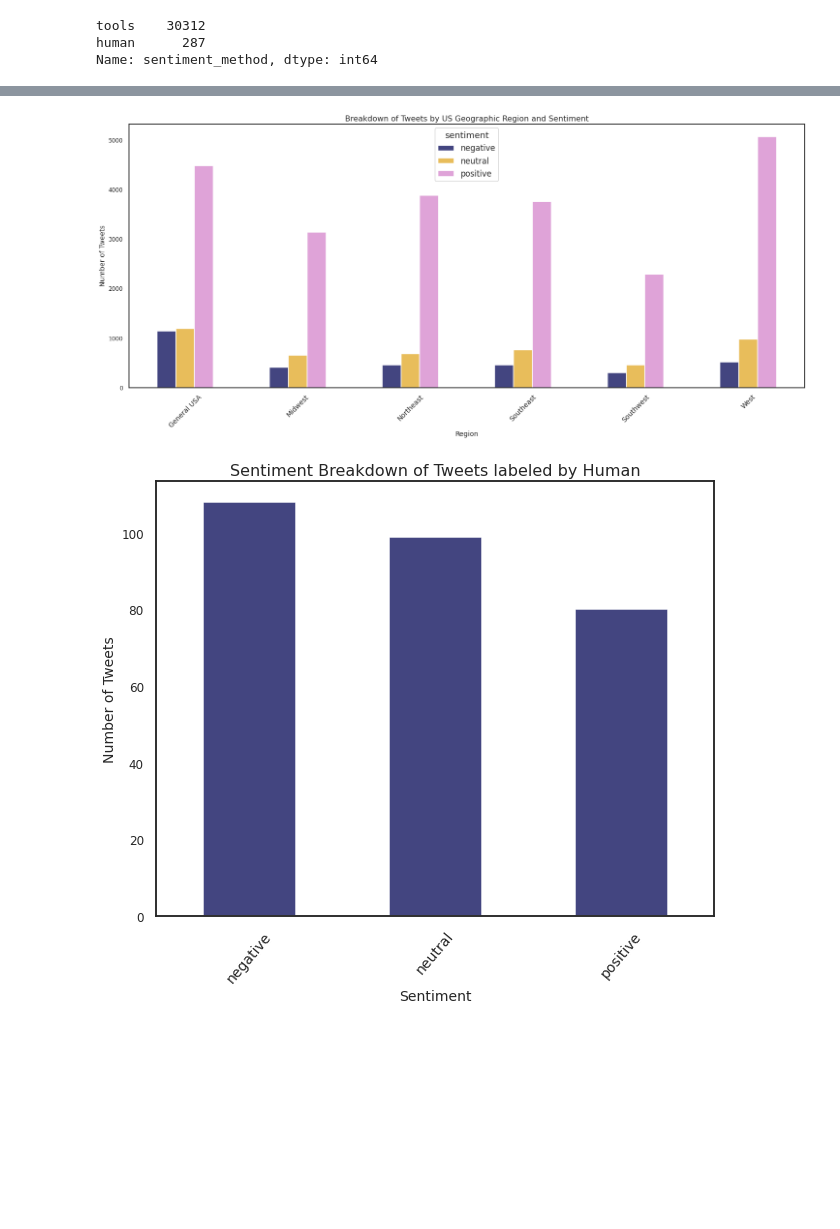
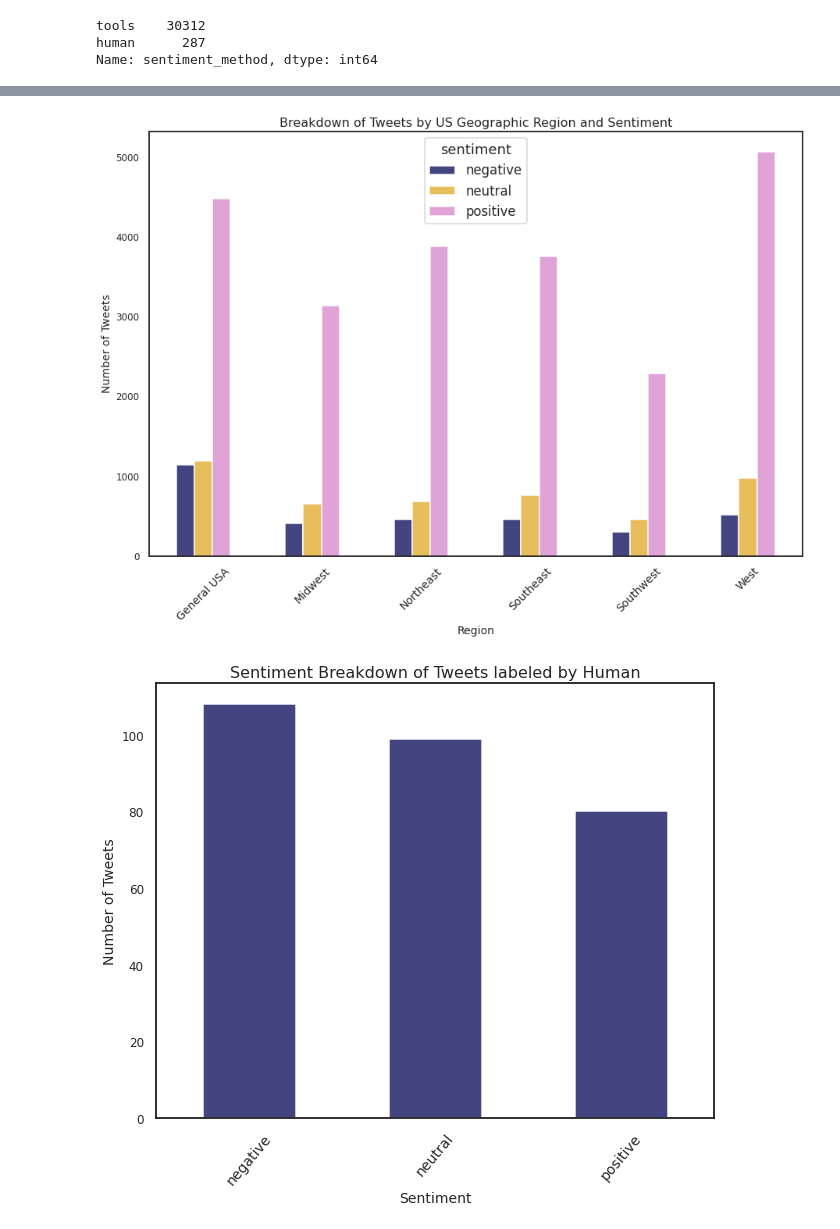
Before and after one commit to lspope/capstone, a Jupyter notebook: code/eda.ipynb, the cells around one changed output, grey strips where cells are left out. Drawn from its saved outputs; the diff is of its cells as text; code cells hidden in the pictures; blank space fills up the shorter version.

```diff
--- a/code/eda.ipynb
+++ b/code/eda.ipynb
@@ -24,7 +24,7 @@ usa_geo_regions_dict = {	'Alaska': 'West',
 							'Delaware': 'Northeast',
 							'Florida': 'Southeast',
 							'Georgia': 'Southeast',
-							'Hawaii': 'Southeast',
+							'Hawaii': 'West',
 							'Iowa': 'Midwest',
 							'Idaho': 'West',
 							'Illinois': 'Midwest',
@@ -216,14 +295,14 @@ by_sentiment.plot.pie(autopct='%.1f%%');
 # %%
 by_region_and_sentiment = vetted_usa_tweets.groupby(['region', 'sentiment'])['content'].count()
 
-by_region_and_sentiment.unstack().plot.bar(fontsize=14, rot=45, alpha=0.95, figsize=(25,10), colormap='tab20b')
+by_region_and_sentiment.unstack().plot.bar(fontsize=14, rot=45, alpha=0.95, figsize=(15,10), colormap='tab20b')
 plt.title('Breakdown of Tweets by US Geographic Region and Sentiment', size='16')
 plt.xlabel('Region',size=14)
 plt.ylabel('Number of Tweets',size=14)
 plt.yticks(size=12)
 plt.show()
 # %% [output]
-[figure, old version]
+[figure, new version]
 # %%
 method_human = vetted_usa_tweets[vetted_usa_tweets['sentiment_method'] == 'human']
 
```
Also changed, not shown: parts of 8 cells of this notebook, 3 other files.
